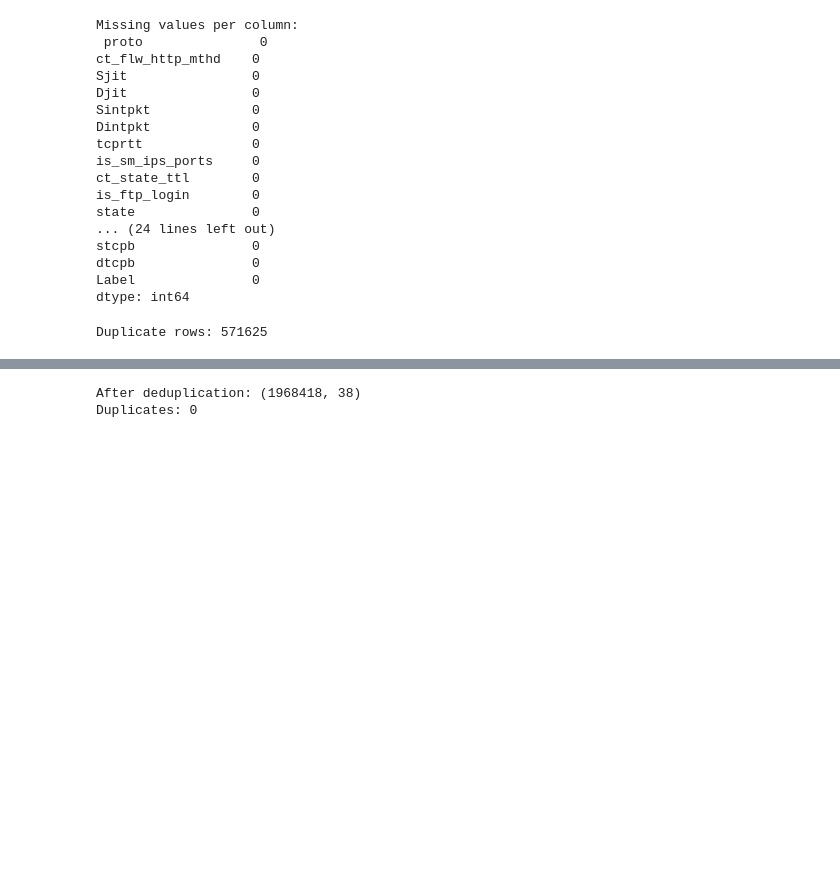
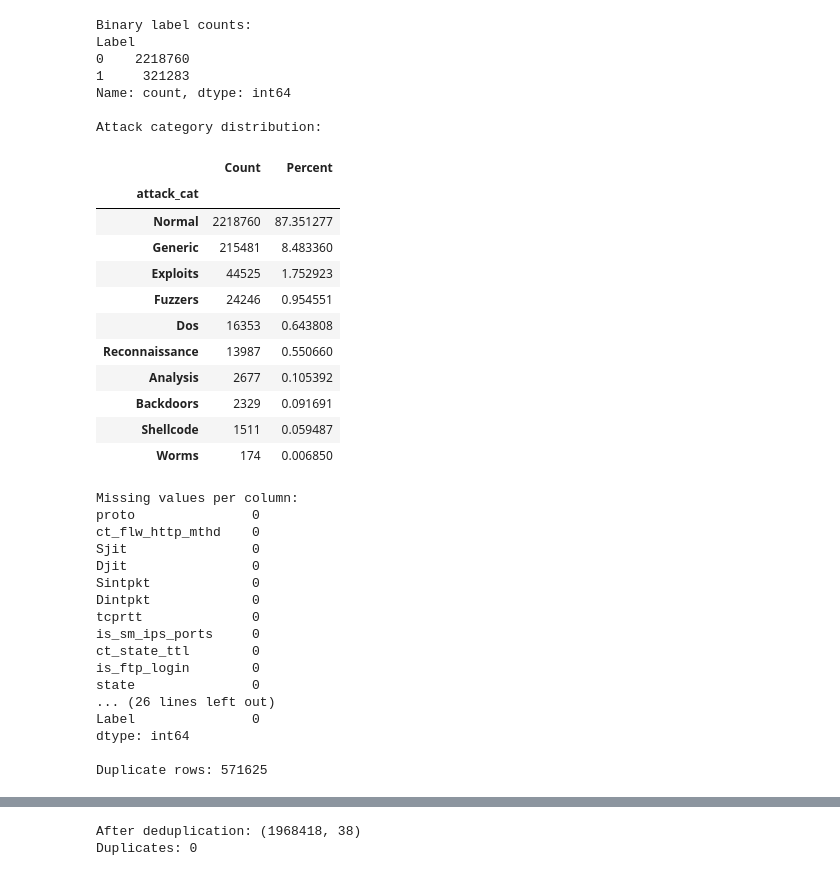
Before and after one commit to jackrose27/networkanomalydetection, a Jupyter notebook: notebooks/01_data_preparation.ipynb, the cells around one changed output, grey strips where cells are left out. Drawn from its saved outputs; the diff is of its cells as text; code cells hidden in the pictures; blank space fills up the shorter version.

```diff
--- a/notebooks/01_data_preparation.ipynb
+++ b/notebooks/01_data_preparation.ipynb
@@ -78,0 +15,27 @@ Name: proportion, dtype: float64
+# %%
+from pathlib import Path
+
+import joblib
+import numpy as np
+import pandas as pd
+from sklearn.compose import ColumnTransformer
+from sklearn.linear_model import LogisticRegression
+from sklearn.metrics import (
+    average_precision_score,
+    classification_report,
+    confusion_matrix,
+    f1_score,
+    precision_score,
+    recall_score,
+    roc_curve,
+)
+from sklearn.model_selection import train_test_split
+from sklearn.preprocessing import OneHotEncoder, StandardScaler
+
+DATA_PATH = Path("../data/UNSW-NB15/UNSW-NB15.csv")
+PREPROCESSOR_PATH = Path("preprocessor.joblib")
+RANDOM_STATE = 42
+TARGET_FPR = 0.01
+# %%
+df = pd.read_csv(DATA_PATH)
+df.head()
@@ -111,8 +95,41 @@ Name: count, dtype: int64
+# %%
+print("Binary label counts:")
+print(df["Label"].value_counts())
+
+print("\nAttack category distribution:")
+category_counts = df["attack_cat"].value_counts()
+category_distribution = pd.DataFrame({
+    "Count": category_counts,
+    "Percent": df["attack_cat"].value_counts(normalize=True) * 100,
+})
+category_distribution
+# %% [output]
+Binary label counts:
+Label
+0    2218760
+1     321283
+Name: count, dtype: int64
+
+Attack category distribution:
+|  | Count | Percent |
+| attack_cat |  |  |
+| Normal | 2218760 | 87.351277 |
+| Generic | 215481 | 8.483360 |
+| Exploits | 44525 | 1.752923 |
+| Fuzzers | 24246 | 0.954551 |
+| Dos | 16353 | 0.643808 |
+| Reconnaissance | 13987 | 0.550660 |
+| Analysis | 2677 | 0.105392 |
+| Backdoors | 2329 | 0.091691 |
+| Shellcode | 1511 | 0.059487 |
+| Worms | 174 | 0.006850 |
 # %%
-print("Missing values per column:\n", df.isna().sum().sort_values(ascending=False))
+print("Missing values per column:")
+print(df.isna().sum().sort_values(ascending=False))
+print("\nDuplicate rows:", df.duplicated().sum())
 # %% [output]
 Missing values per column:
- proto               0
+proto               0
 ct_flw_http_mthd    0
 Sjit                0
 Djit                0
@@ -123,12 +140,8 @@ is_sm_ips_ports     0
 ct_state_ttl        0
 is_ftp_login        0
 state               0
-... (24 lines left out)
-stcpb               0
-dtcpb               0
+... (26 lines left out)
 Label               0
 dtype: int64
+
+Duplicate rows: 571625
-# %%
-print("Duplicate rows:", df.duplicated().sum())
-# %% [output]
-Duplicate rows: 571625
```
Also changed, not shown: parts of 46 cells of this notebook.
